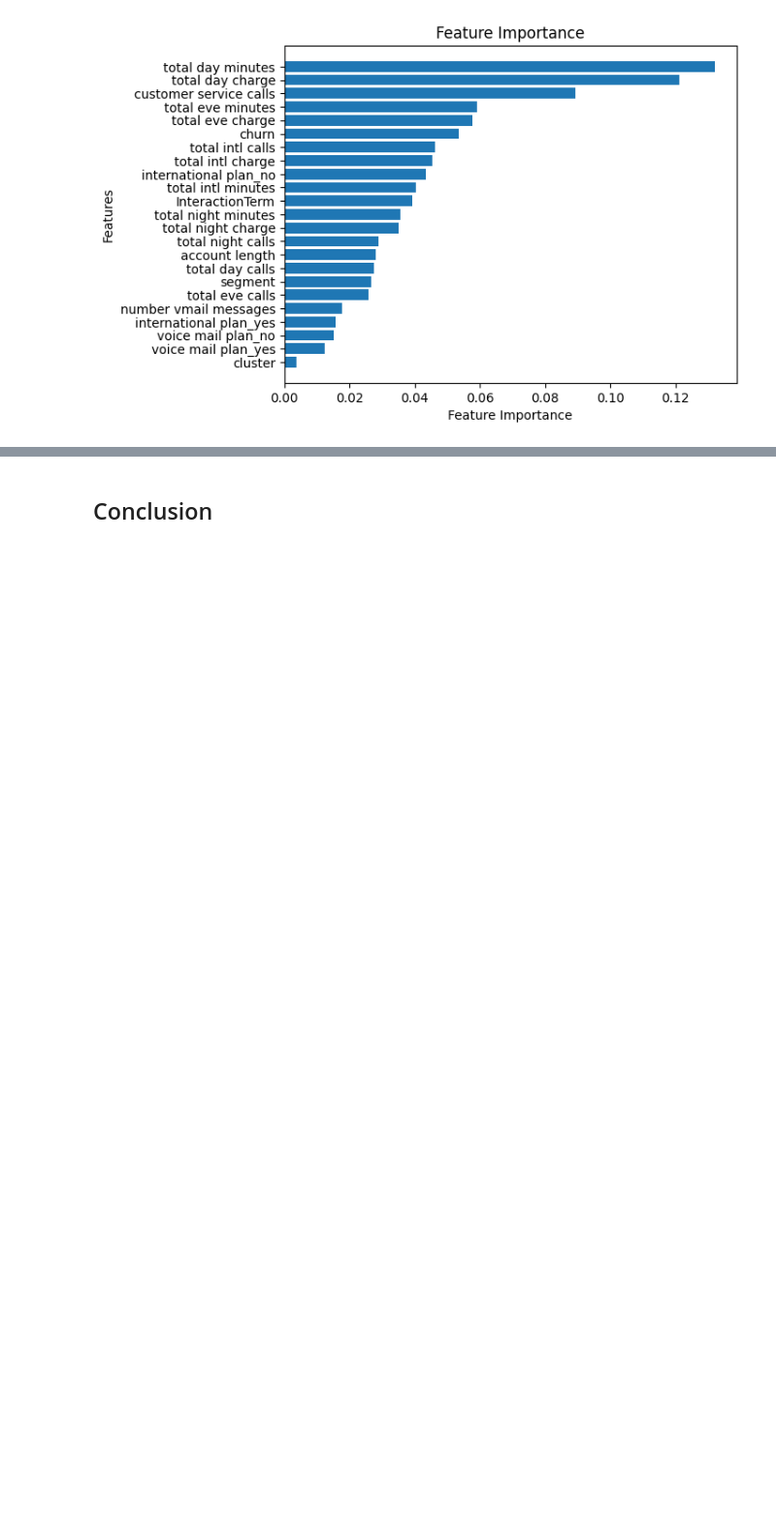
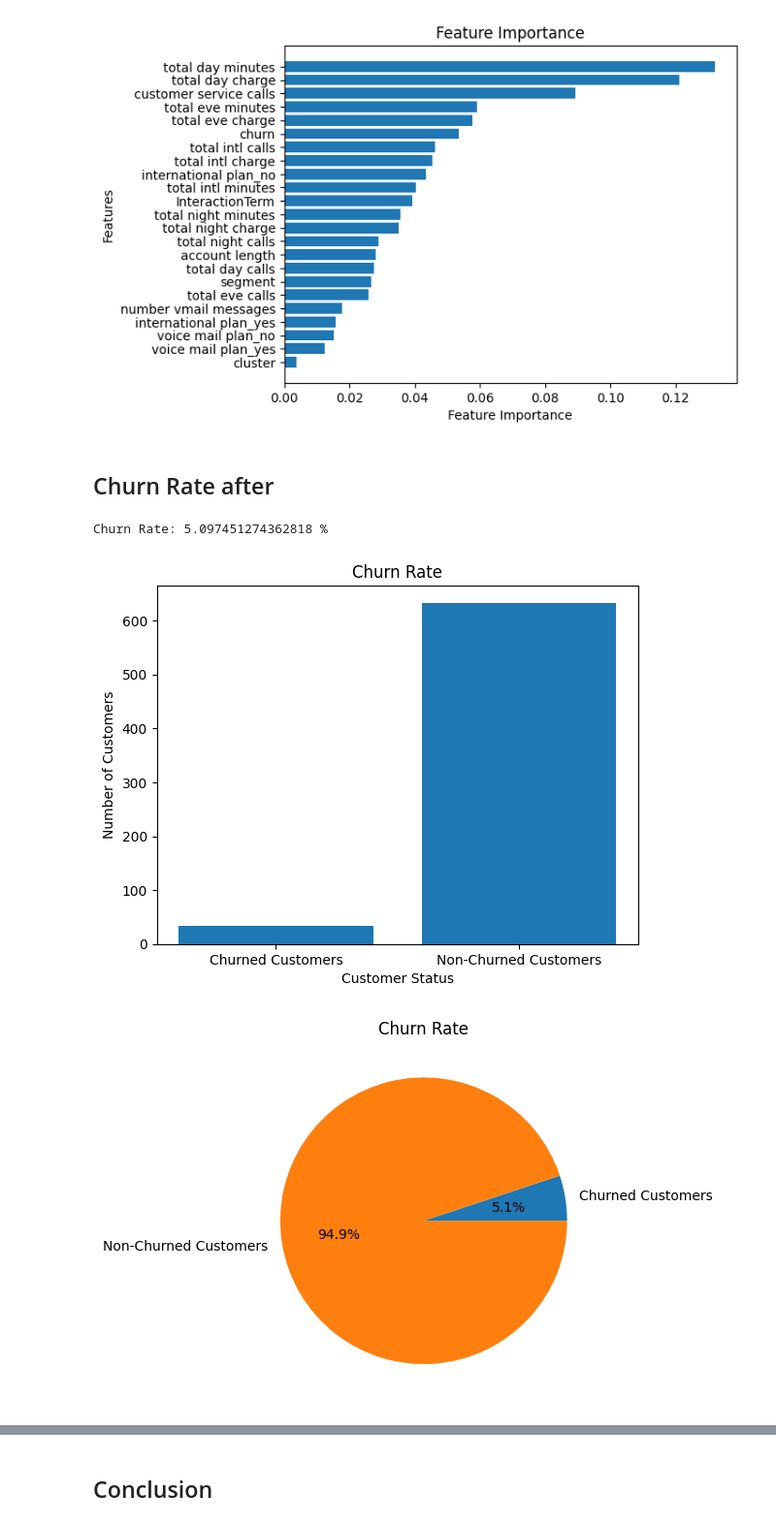
Before and after one commit to ndutakanyora/SyriaTel-Customer-Churn, a Jupyter notebook: Final submission.ipynb, the cells around one changed output, grey strips where cells are left out. Shown at 97% size. Drawn from its saved outputs; the diff is of its cells as text; code cells hidden in the pictures; blank space fills up the shorter version.

```diff
--- a/Final submission.ipynb
+++ b/Final submission.ipynb
@@ -1026,3 +1026,32 @@ plt.show()
 [figure]
 [figure]
 [figure]
+# %% [markdown]
+## Churn Rate after
+# %%
+# Assuming 'y_test' contains the true churn labels and 'y_pred' contains the predicted churn labels
+churned_customers = sum(y_pred)
+total_customers = len(y_test)
+churn_rate = (churned_customers / total_customers) * 100
+
+print("Churn Rate:", churn_rate, "%")
+
+#Visualizing the churn rate after
+labels = ['Churned Customers', 'Non-Churned Customers']
+sizes = [churned_customers, total_customers - churned_customers]
+
+# Bar plot
+plt.bar(labels, sizes)
+plt.xlabel('Customer Status')
+plt.ylabel('Number of Customers')
+plt.title('Churn Rate')
+plt.show()
+
+# Pie chart
+plt.pie(sizes, labels=labels, autopct='%1.1f%%')
+plt.title('Churn Rate')
+plt.show()
+# %% [output]
+Churn Rate: 5.097451274362818 %
+[figure, added]
+[figure, added]
```
Also changed, not shown: parts of 1 cell of this notebook.
